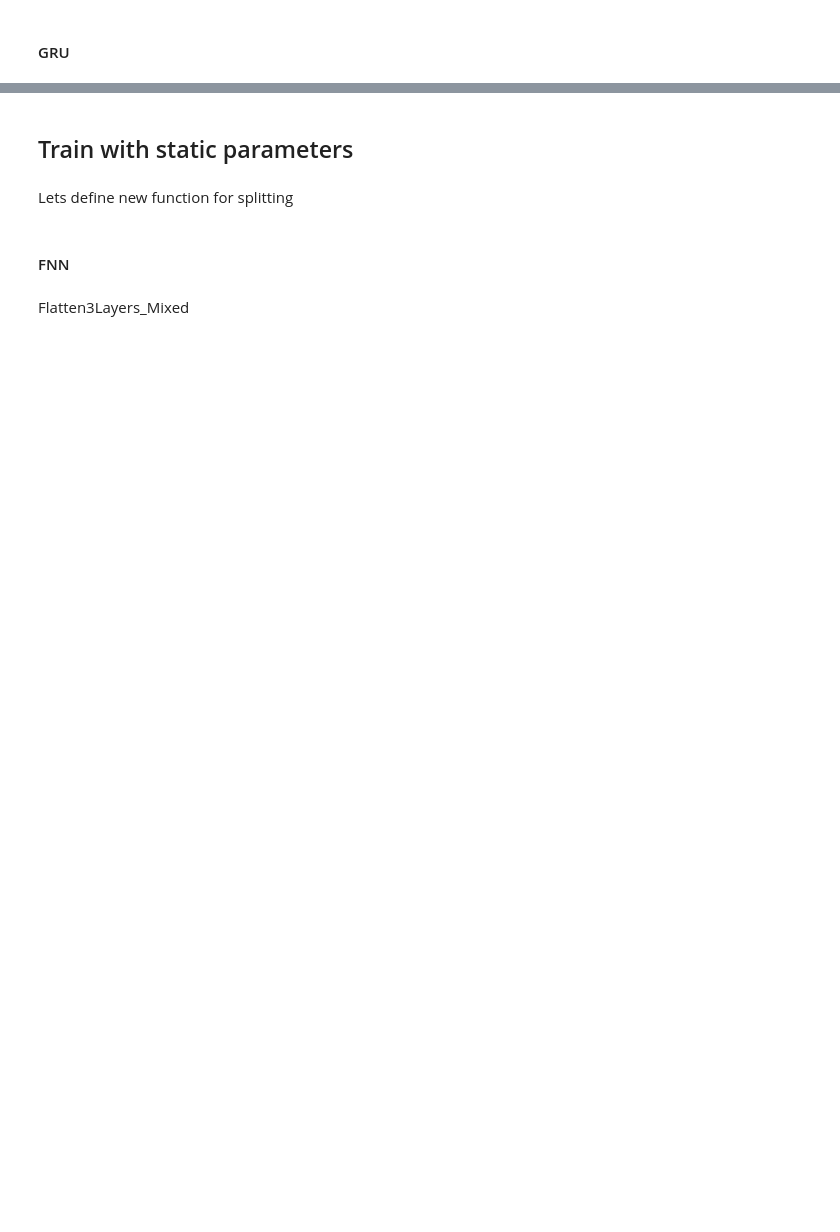
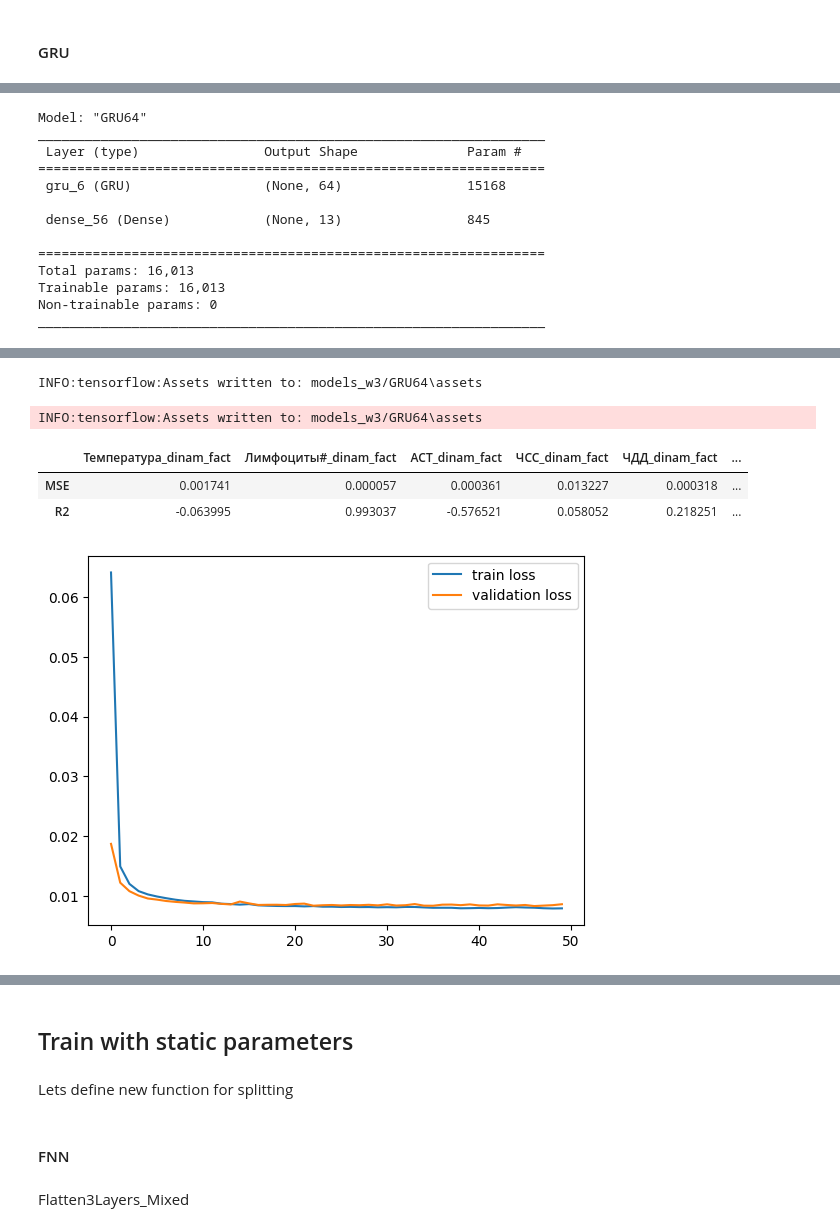
Before and after one commit to geniusserg/CovidPredict, a Jupyter notebook: ml_improved_window3.ipynb, the cells around one changed output, grey strips where cells are left out. Saved outputs shown, nothing was run; the diff lists cells and outputs as text; code cells hidden in the pictures; blank space fills up the shorter version.

```diff
--- a/ml_improved_window3.ipynb
+++ b/ml_improved_window3.ipynb
@@ -1078,5 +1270,5 @@ show_results(X_test, y_test, model, history)
 # %%
-model = Sequential(name="GRU32")
+model = Sequential(name="GRU64")
 model.add(Input((WINDOW, PARAMS_LENGTH)))
 model.add(GRU(64, return_sequences=False))
 model.add(Dense(PARAMS_LENGTH, activation="linear"))
@@ -1084,3 +1276,17 @@ model.compile(optimizer="adam", loss="mse")
 model.summary()
 history = model.fit(X_train, y_train, epochs=50, validation_data=(X_val, y_val), verbose=0)
 show_results(X_test, y_test, model, history)
+# %% [output]
+Model: "GRU64"
+_________________________________________________________________
+ Layer (type)                Output Shape              Param #
+=================================================================
+ gru_6 (GRU)                 (None, 64)                15168
+
+ dense_56 (Dense)            (None, 13)                845
+
+=================================================================
+Total params: 16,013
+Trainable params: 16,013
+Non-trainable params: 0
+_________________________________________________________________
@@ -1087,2 +1294,8 @@ show_results(X_test, y_test, model, history)
+INFO:tensorflow:Assets written to: models_w3/GRU64\assets
+INFO:tensorflow:Assets written to: models_w3/GRU64\assets
+|  | Температура_dinam_fact | Лимфоциты#_dinam_fact | АСТ_dinam_fact | ЧСС_dinam_fact | ЧДД_dinam_fact | ... |
+| MSE | 0.001741 | 0.000057 | 0.000361 | 0.013227 | 0.000318 | ... |
+| R2 | -0.063995 | 0.993037 | -0.576521 | 0.058052 | 0.218251 | ... |
+[figure, added]
 # %%
 BATCH_SIZE = 4
```
Also changed, not shown: parts of 73 cells of this notebook.
